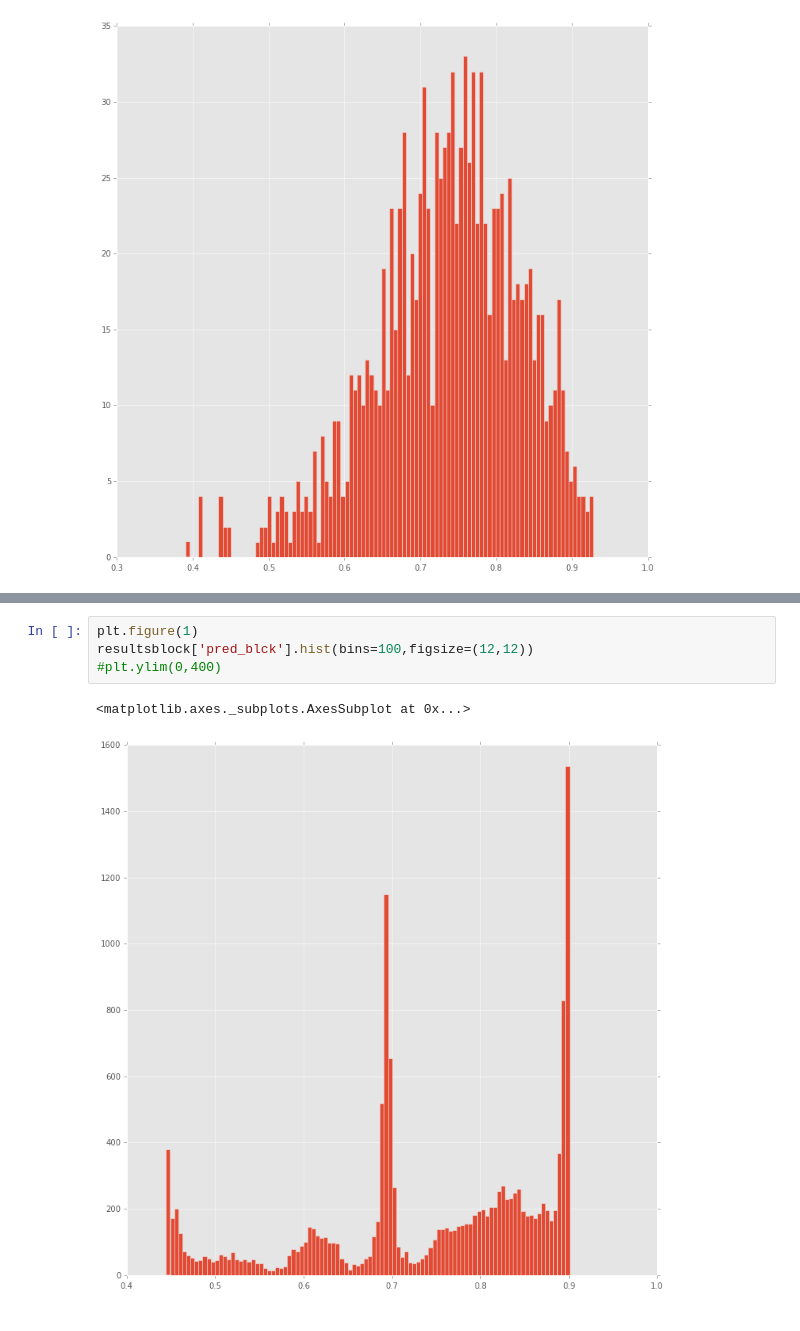
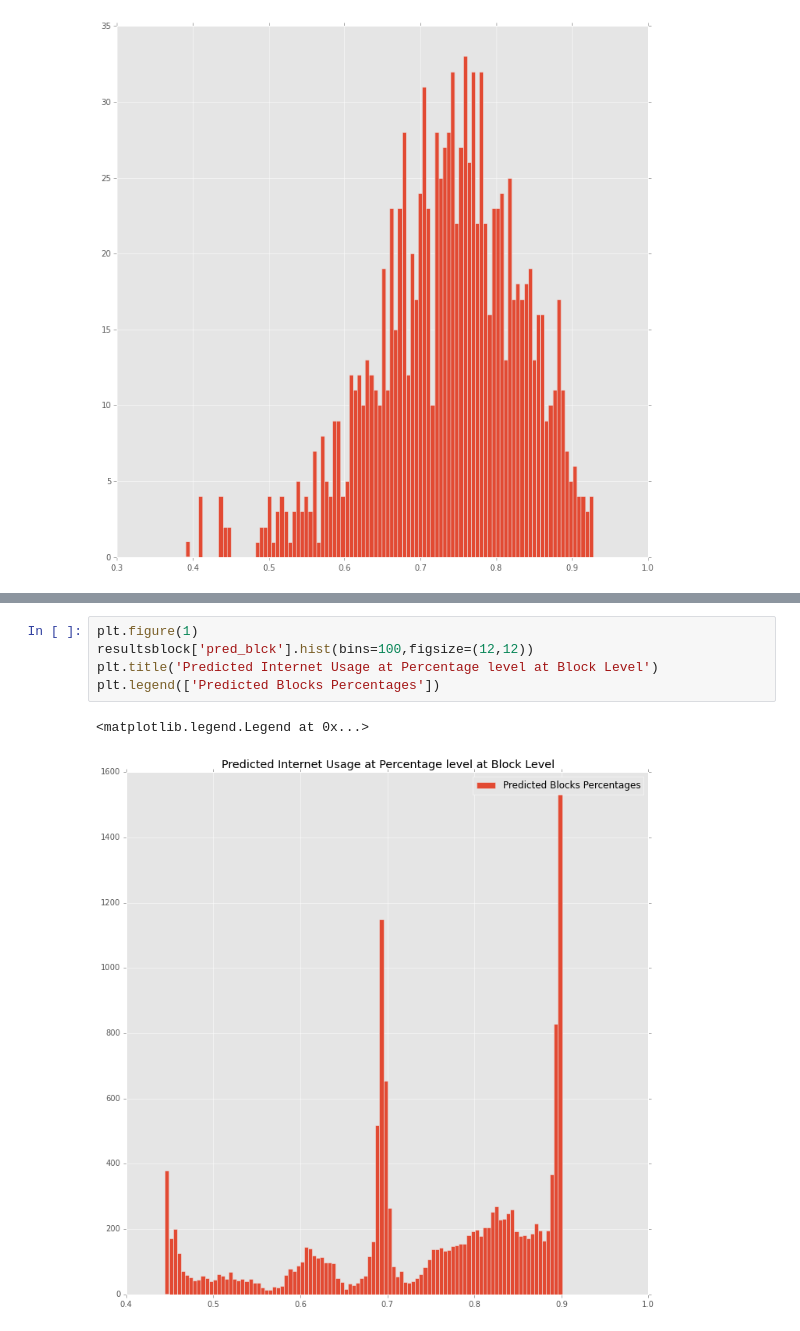
Before and after one commit to AlanPolson/ML_Project, a Jupyter notebook: Code/MachineLearningRandomForest.ipynb, the cells around one changed output, grey strips where cells are left out. Cells and saved outputs as stored; diff of their text form.

```diff
--- a/Code/MachineLearningRandomForest.ipynb
+++ b/Code/MachineLearningRandomForest.ipynb
@@ -444,7 +446,8 @@ plt.show()
 # %%
 plt.figure(1)
 resultsblock['pred_blck'].hist(bins=100,figsize=(12,12))
-#plt.ylim(0,400)
+plt.title('Predicted Internet Usage at Percentage level at Block Level')
+plt.legend(['Predicted Blocks Percentages'])
 # %% [output]
-<matplotlib.axes._subplots.AxesSubplot at 0x...>
+<matplotlib.legend.Legend at 0x...>
-[figure, old version]
+[figure, new version]
```
Also changed, not shown: parts of 2 cells of this notebook.
